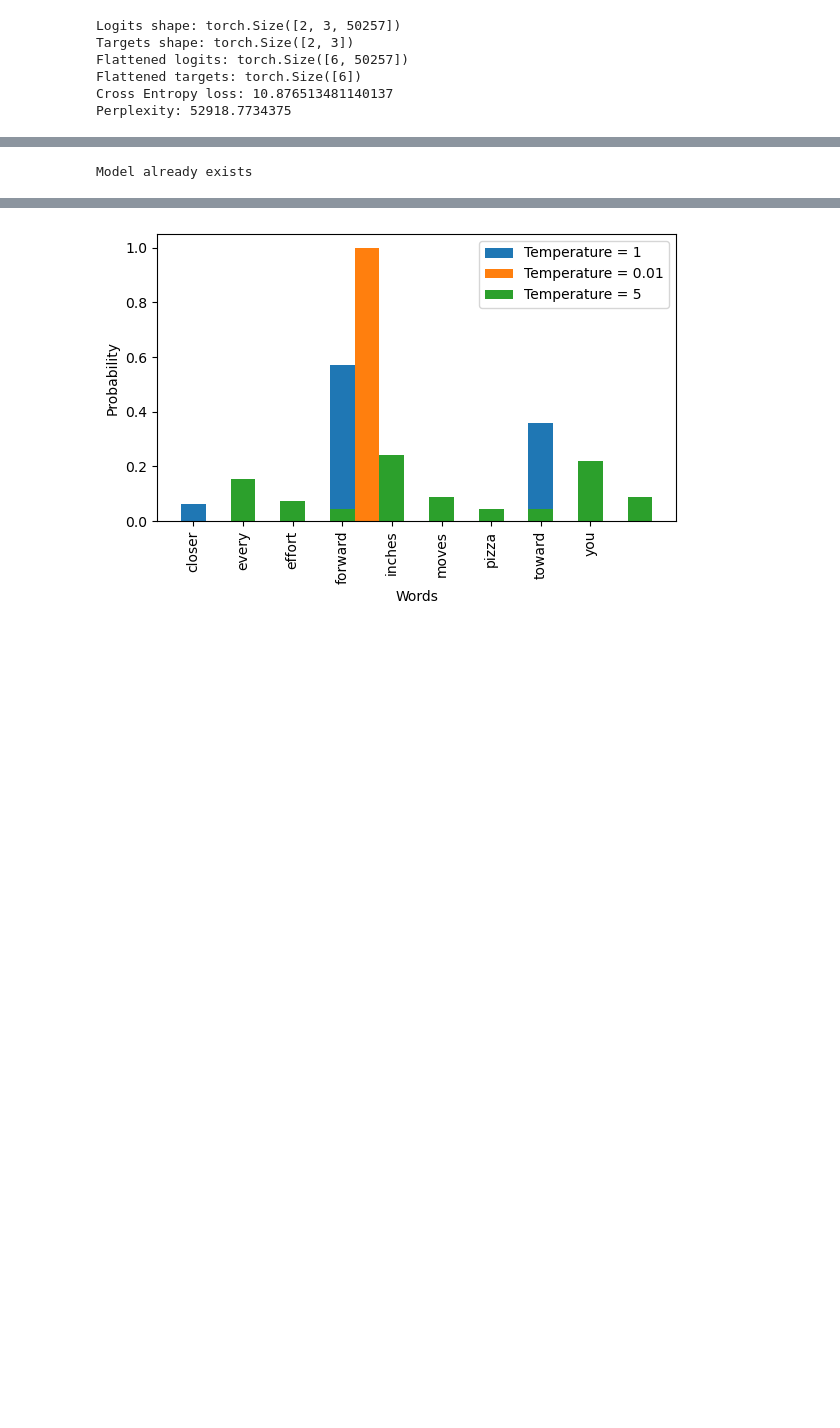
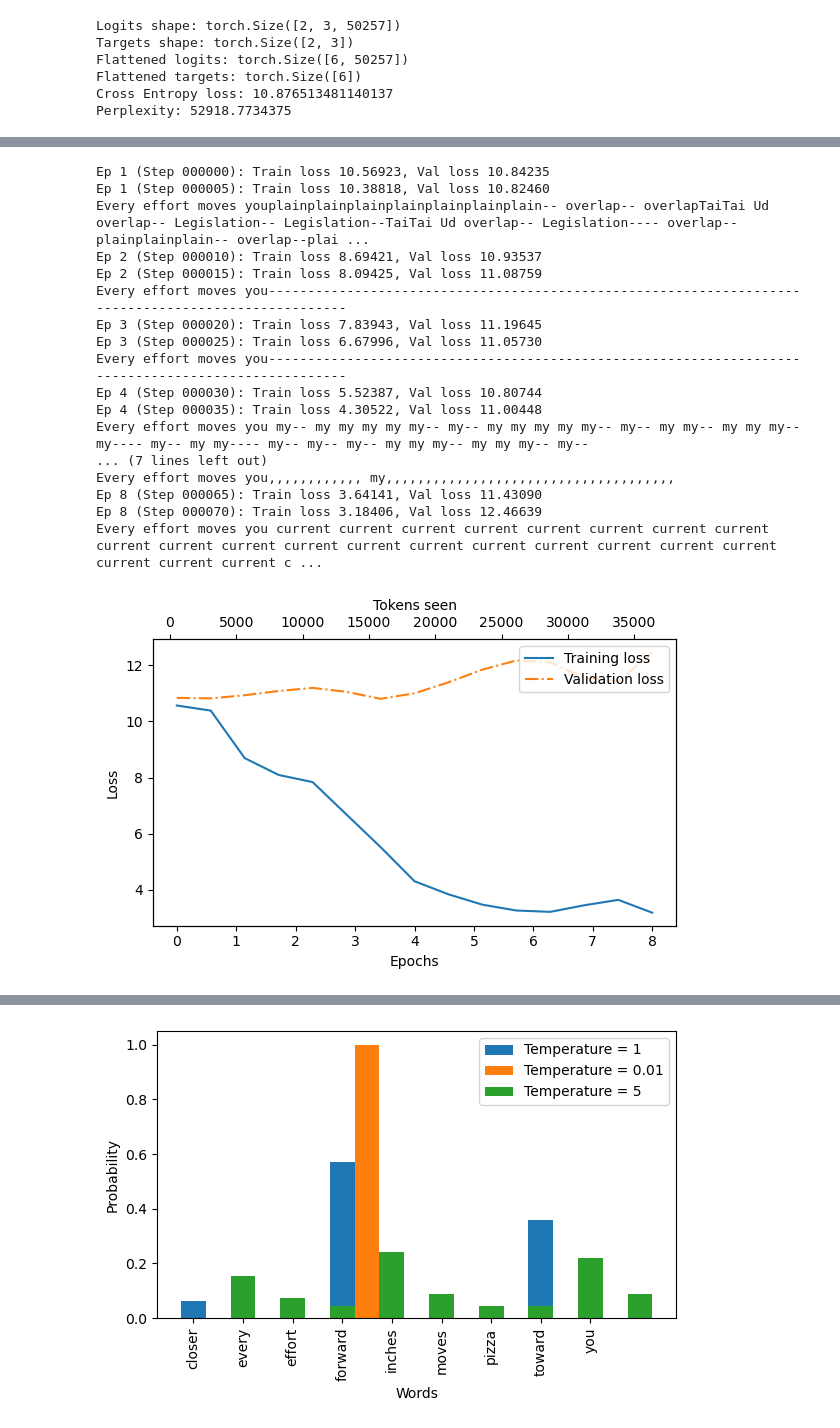
Before and after one commit to amlanc/SimpleLLMProject, a Jupyter notebook: src/SimpleLLM.ipynb, the cells around one changed output, grey strips where cells are left out. Cells and saved outputs as stored; diff of their text form; code cells hidden in the pictures; blank space fills up the shorter version.

```diff
--- a/src/SimpleLLM.ipynb
+++ b/src/SimpleLLM.ipynb
@@ -1433,37 +1446,56 @@ def plot_losses(epochs_seen, tokens_seen, train_losses, val_losses):
     fig.tight_layout()
     plt.show()
 #
 #
 #
 torch.manual_seed(123)
 model_file_path= "../models/GPTModel.pth"
-num_epochs = 10
+num_epochs = 8
 train_losses, val_losses, tokens_seen = [], [], []
 epochs_tensor = None
-
+#
+# Create model
+#
 model = GPTModel(GPT_CONFIG_124M_2)
 model.to(device)
 optimizer = torch.optim.AdamW(
      model.parameters(),
     lr=0.0004,
     weight_decay=0.1
 )
-
+#
 if not os.path.exists(model_file_path):
     train_losses, val_losses, tokens_seen = (
         train_model_simple(model, train_loader, val_loader, optimizer, device,
                            num_epochs=num_epochs, eval_freq=5, eval_iter=5,
                            start_context="Every effort moves you", tokenizer=tokenizer
                            )
     )
     if epochs_tensor is None:
         epochs_tensor = torch.linspace(0, num_epochs, len(train_losses))
         plot_losses(epochs_tensor, tokens_seen, train_losses, val_losses)
 else:
     print(f"Model already exists")
     pass
 # %% [output]
-Model already exists
+Ep 1 (Step 000000): Train loss 10.56923, Val loss 10.84235
+Ep 1 (Step 000005): Train loss 10.38818, Val loss 10.82460
+Every effort moves youplainplainplainplainplainplainplain-- overlap-- overlapTaiTai Ud overlap-- Legislation-- Legislation--TaiTai Ud overlap-- Legislation---- overlap--plainplainplain-- overlap--plai ...
+Ep 2 (Step 000010): Train loss 8.69421, Val loss 10.93537
+Ep 2 (Step 000015): Train loss 8.09425, Val loss 11.08759
+Every effort moves you----------------------------------------------------------------------------------------------------
+Ep 3 (Step 000020): Train loss 7.83943, Val loss 11.19645
+Ep 3 (Step 000025): Train loss 6.67996, Val loss 11.05730
+Every effort moves you----------------------------------------------------------------------------------------------------
+Ep 4 (Step 000030): Train loss 5.52387, Val loss 10.80744
+Ep 4 (Step 000035): Train loss 4.30522, Val loss 11.00448
+Every effort moves you my-- my my my my my-- my-- my my my my my-- my-- my my-- my my my-- my---- my-- my my---- my-- my-- my-- my my my-- my my my-- my--
+... (7 lines left out)
+Every effort moves you,,,,,,,,,,,, my,,,,,,,,,,,,,,,,,,,,,,,,,,,,,,,,,,,,,
+Ep 8 (Step 000065): Train loss 3.64141, Val loss 11.43090
+Ep 8 (Step 000070): Train loss 3.18406, Val loss 12.46639
+Every effort moves you current current current current current current current current current current current current current current current current current current current current current current c ...
+[figure, added]
 # %%
 tokenizer = tiktoken.get_encoding("gpt2")
 token_ids = generate_text_simple(
```
Also changed, not shown: parts of 48 cells of this notebook, 4 other files.
